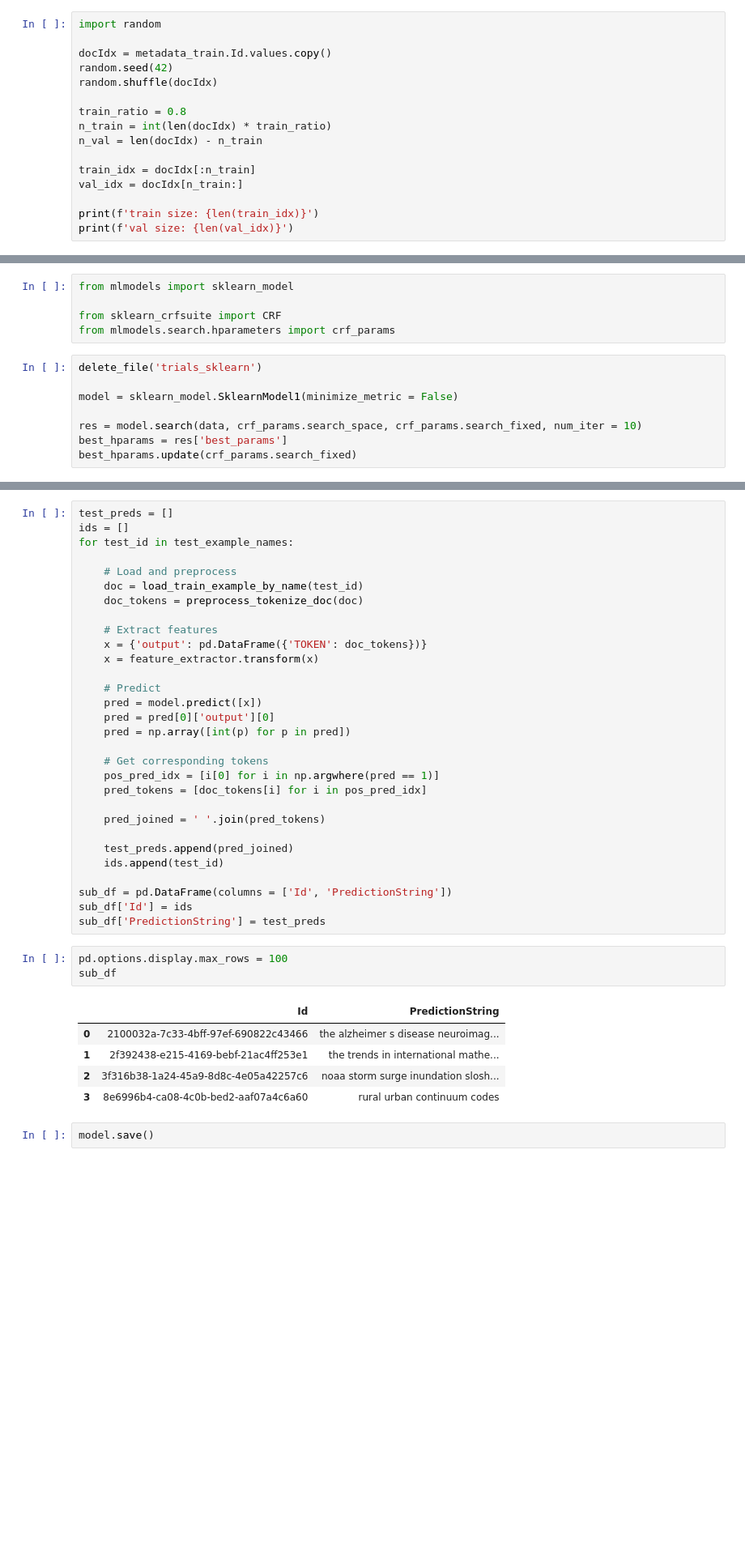
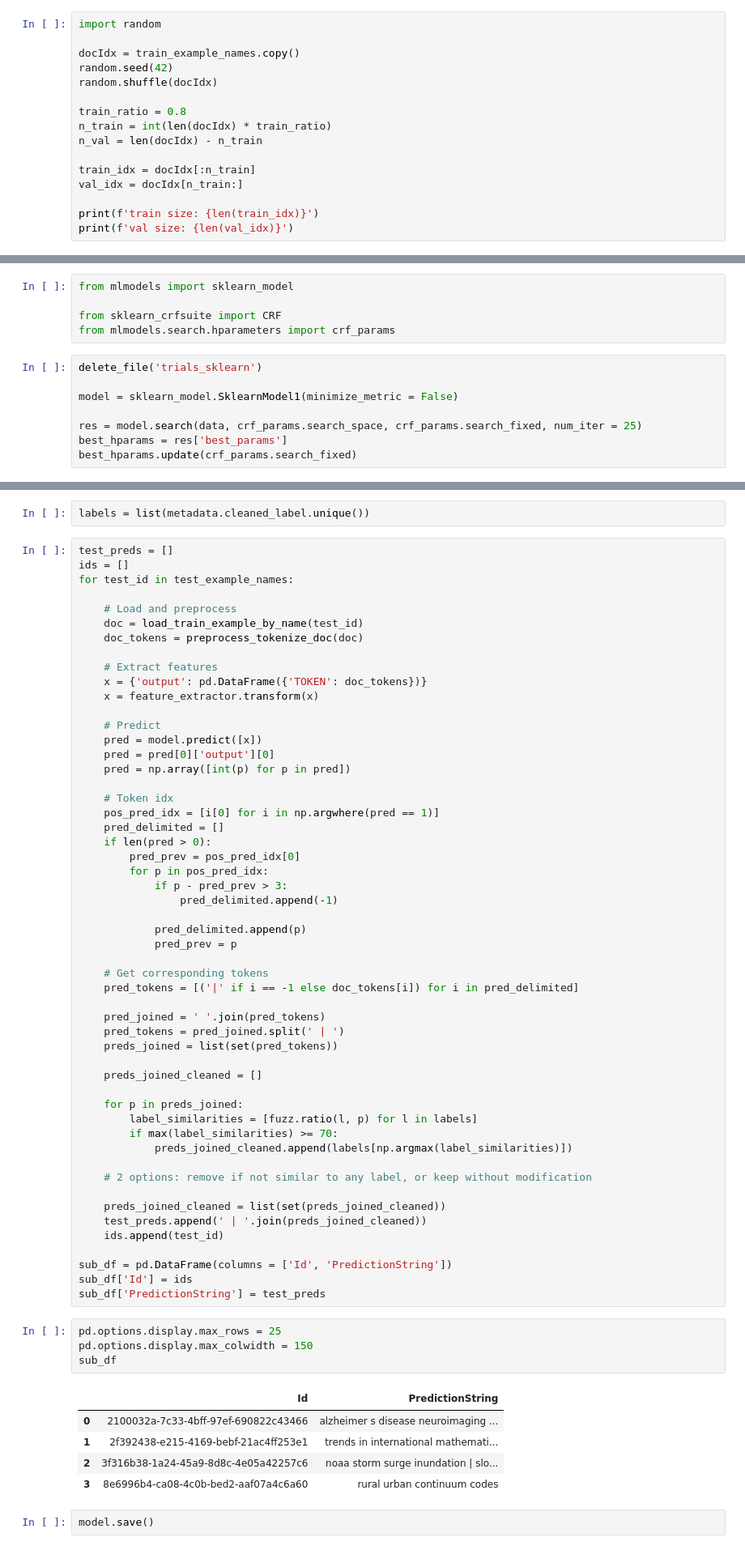
Before and after one commit to ozanzgur/kaggle_coleridge_initiative, a Jupyter notebook: train_crf.ipynb, the cells around one changed output, grey strips where cells are left out. Shown at 81% size. Drawn from its saved outputs; the diff is of its cells as text; blank space fills up the shorter version.

```diff
--- a/train_crf.ipynb
+++ b/train_crf.ipynb
@@ -55,7 +60,7 @@ def delete_file(filename):
 # %%
 import random
 
-docIdx = metadata_train.Id.values.copy()
+docIdx = train_example_names.copy()
 random.seed(42)
 random.shuffle(docIdx)
 
@@ -135,7 +164,7 @@ delete_file('trials_sklearn')
 
 model = sklearn_model.SklearnModel1(minimize_metric = False)
 
-res = model.search(data, crf_params.search_space, crf_params.search_fixed, num_iter = 10)
+res = model.search(data, crf_params.search_space, crf_params.search_fixed, num_iter = 25)
 best_hparams = res['best_params']
 best_hparams.update(crf_params.search_fixed)
 # %% [output]
@@ -159,3 +188,5 @@ model.test(data)
+# %%
+labels = list(metadata.cleaned_label.unique())
 # %%
 test_preds = []
 ids = []
@@ -174,26 +205,50 @@ for test_id in test_example_names:
     pred = pred[0]['output'][0]
     pred = np.array([int(p) for p in pred])
 
+    # Token idx
+    pos_pred_idx = [i[0] for i in np.argwhere(pred == 1)]
+    pred_delimited = []
+    if len(pred > 0):
+        pred_prev = pos_pred_idx[0]
+        for p in pos_pred_idx:
+            if p - pred_prev > 3:
+                pred_delimited.append(-1)
+
+            pred_delimited.append(p)
+            pred_prev = p
+
     # Get corresponding tokens
-    pos_pred_idx = [i[0] for i in np.argwhere(pred == 1)]
-    pred_tokens = [doc_tokens[i] for i in pos_pred_idx]
+    pred_tokens = [('|' if i == -1 else doc_tokens[i]) for i in pred_delimited]
 
     pred_joined = ' '.join(pred_tokens)
+    pred_tokens = pred_joined.split(' | ')
+    preds_joined = list(set(pred_tokens))
 
-    test_preds.append(pred_joined)
+    preds_joined_cleaned = []
+
+    for p in preds_joined:
+        label_similarities = [fuzz.ratio(l, p) for l in labels]
+        if max(label_similarities) >= 70:
+            preds_joined_cleaned.append(labels[np.argmax(label_similarities)])
+
+    # 2 options: remove if not similar to any label, or keep without modification
+
+    preds_joined_cleaned = list(set(preds_joined_cleaned))
+    test_preds.append(' | '.join(preds_joined_cleaned))
     ids.append(test_id)
 
 sub_df = pd.DataFrame(columns = ['Id', 'PredictionString'])
 sub_df['Id'] = ids
 sub_df['PredictionString'] = test_preds
 # %%
-pd.options.display.max_rows = 100
+pd.options.display.max_rows = 25
+pd.options.display.max_colwidth = 150
 sub_df
 # %% [output]
 |  | Id | PredictionString |
-| 0 | 2100032a-7c33-4bff-97ef-690822c43466 | the alzheimer s disease neuroimag... |
-| 1 | 2f392438-e215-4169-bebf-21ac4ff253e1 | the trends in international mathe... |
-| 2 | 3f316b38-1a24-45a9-8d8c-4e05a42257c6 | noaa storm surge inundation slosh... |
+| 0 | 2100032a-7c33-4bff-97ef-690822c43466 | alzheimer s disease neuroimaging ... |
+| 1 | 2f392438-e215-4169-bebf-21ac4ff253e1 | trends in international mathemati... |
+| 2 | 3f316b38-1a24-45a9-8d8c-4e05a42257c6 | noaa storm surge inundation | slo... |
 | 3 | 8e6996b4-ca08-4c0b-bed2-aaf07a4c6a60 | rural urban continuum codes |
 # %%
 model.save()
```
Also changed, not shown: parts of 10 cells of this notebook, 4 other files.
